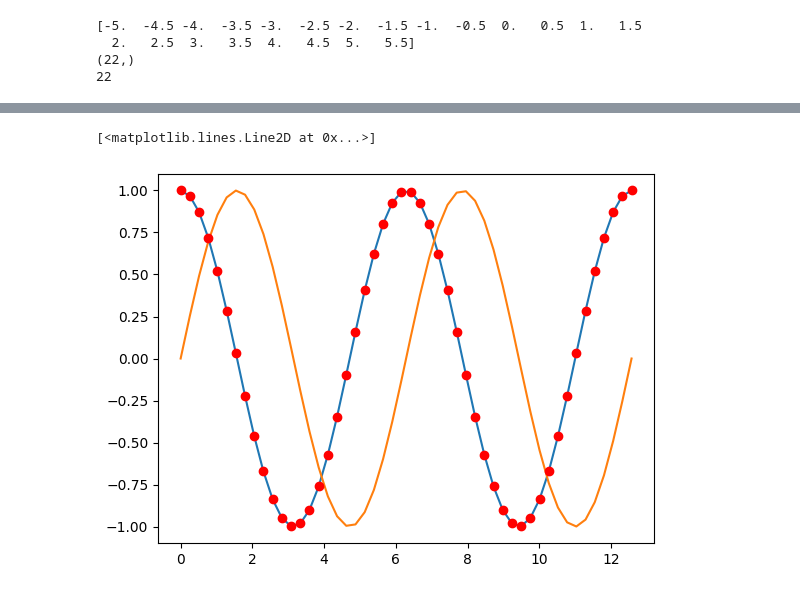
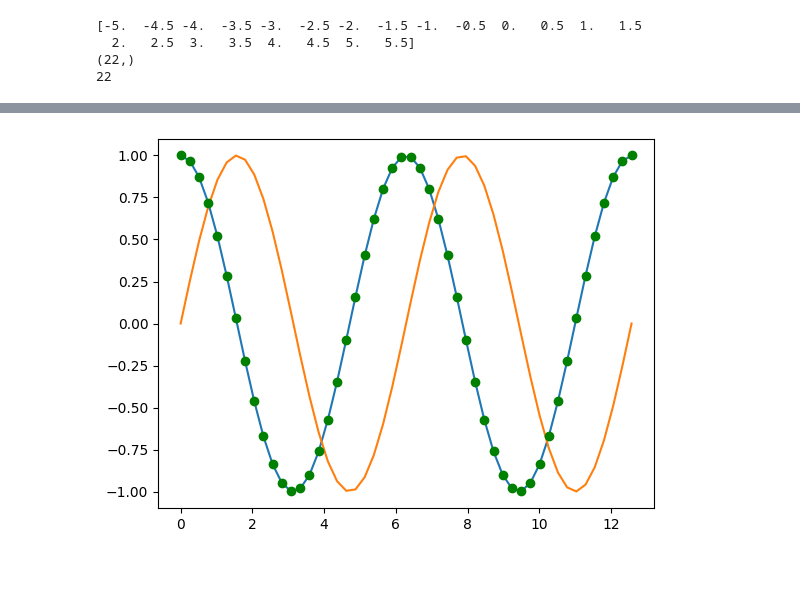
Before and after one commit to Aniruddh-Verma/PYDS-AT-DIGIPODIUM, a Jupyter notebook: data_analytics/numpy_basics.ipynb, the cells around one changed output, grey strips where cells are left out. Saved outputs shown, nothing was run; the diff lists cells and outputs as text; code cells hidden in the pictures.

```diff
--- a/data_analytics/numpy_basics.ipynb
+++ b/data_analytics/numpy_basics.ipynb
@@ -210,13 +209,15 @@ print(np.median(x,axis=1)) # median of each row
 # %%
 import matplotlib.pyplot as plt
 # %%
+# Example 12: How to plot a graph.
+
 t = np.linspace(0,4*np.pi,50)
 y = np.sin(t)
 x = np.cos(t)
 plt.plot(t,x)
 plt.plot(t,y)
-plt.plot(t,x, 'ro')   # red dots
+plt.plot(t,x, 'go')   # red dots
+plt.show()
 # %% [output]
-[<matplotlib.lines.Line2D at 0x...>]
-[figure, old version]
+[figure, new version]
 # %%
```
Also changed, not shown: parts of 34 cells of this notebook, 3 other files.
